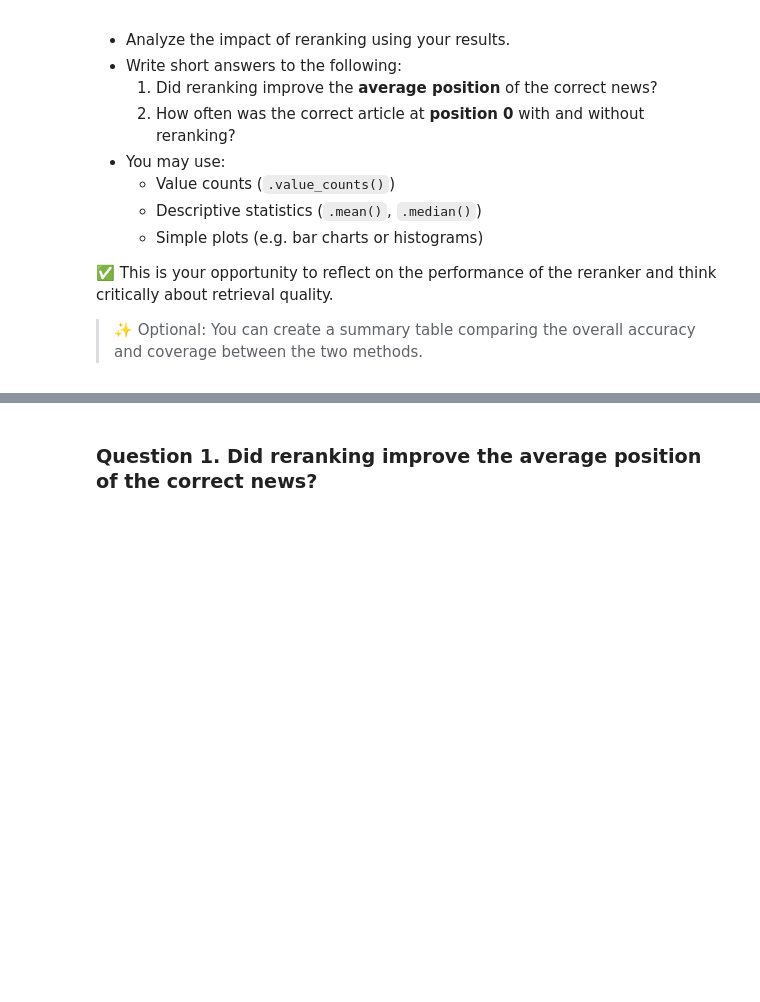
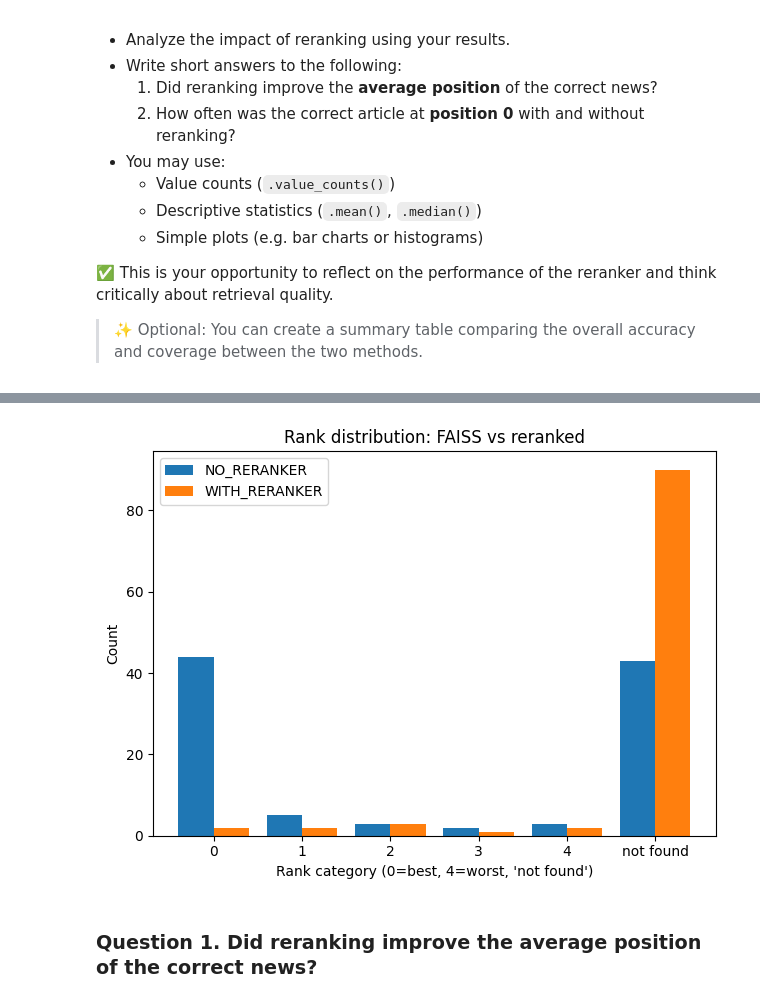
Before and after one commit to MartinJuradoP/Fintech-and-digital-innovation-in-finance, a Jupyter notebook: Advanced RAG techniques & Sentiment Analysis on S&P 500 news /Section_A/advanced_rag_techniques_template.ipynb, the cells around one changed output, grey strips where cells are left out. Saved outputs shown, nothing was run; the diff lists cells and outputs as text; code cells hidden in the pictures; blank space fills up the shorter version.

```diff
--- a/Advanced RAG techniques & Sentiment Analysis on S&P 500 news /Section_A/advanced_rag_techniques_template.ipynb
+++ b/Advanced RAG techniques & Sentiment Analysis on S&P 500 news /Section_A/advanced_rag_techniques_template.ipynb
@@ -67,7 +50,7 @@ We will work with a dataset of financial news headlines and summaries. You will:
  - Convert the publication date column to datetime
  - Drop duplicate summaries
 # %%
-df_news = pd.read_csv('df_news.csv')
+df_news = pd.read_csv('./data/df_news.csv')
 df_news['PUBLICATION_DATE'] = pd.to_datetime(df_news['PUBLICATION_DATE']).dt.date
 display(df_news)
 print(df_news.shape)
@@ -240,3 +294,26 @@ You will now compare a basic RAG pipeline using FAISS with an enhanced version t
 # %%
 # CODE HERE
 # Use as many coding cells as you need
+# Function to retrieve top-k summaries from FAISS
+def retrieve_topk(question: str, k: int = 5):
+    """
+    Query the FAISS vector store with a question and return the top-k SUMMARY strings.
+    Higher similarity => higher rank (index 0 is the best match).
+    """
+    hits = faiss_store.search(question, k=k)   # [(doc, meta, score), ...]
+    return [doc for (doc, meta, score) in hits]
+# %%
+ranks = []
+
+for _, row in df_news_questions.iterrows():
+    q = row["QUESTION"]
+    top5 = retrieve_topk(q, k=5)          # get top-5 summaries for this question
+    target = row["NEWS"]                  # the correct summary for this question
+    rank_val = top5.index(target) if target in top5 else "not found"
+    ranks.append(rank_val)
+
+df_news_questions["NO_RERANKER"] = ranks
+
+print("Baseline NO_RERANKER rank distribution (0=best, 4=worst, 'not found'):")
+print(df_news_questions["NO_RERANKER"].value_counts(dropna=False))
+display(df_news_questions.head(10))
@@ -300,3 +526,23 @@ Name: count, dtype: int64
+# %%
+cats = [0, 1, 2, 3, 4, "not found"]
+no_counts   = s_no.value_counts().reindex(cats, fill_value=0)
+with_counts = s_with.value_counts().reindex(cats, fill_value=0)
+
+x = range(len(cats))
+width = 0.4
+
+plt.figure()
+plt.bar([i - width/2 for i in x], no_counts.values,   width=width, label="NO_RERANKER")
+plt.bar([i + width/2 for i in x], with_counts.values, width=width, label="WITH_RERANKER")
+plt.xticks(list(x), cats)
+plt.xlabel("Rank category (0=best, 4=worst, 'not found')")
+plt.ylabel("Count")
+plt.title("Rank distribution: FAISS vs reranked")
+plt.legend()
+plt.tight_layout()
+plt.show()
+# %% [output]
+[figure, added]
 # %% [markdown]
 ### **Question 1.** Did reranking improve the **average position** of the correct news?
 # %% [markdown]
```
Also changed, not shown: parts of 13 cells of this notebook, 3 other files.
